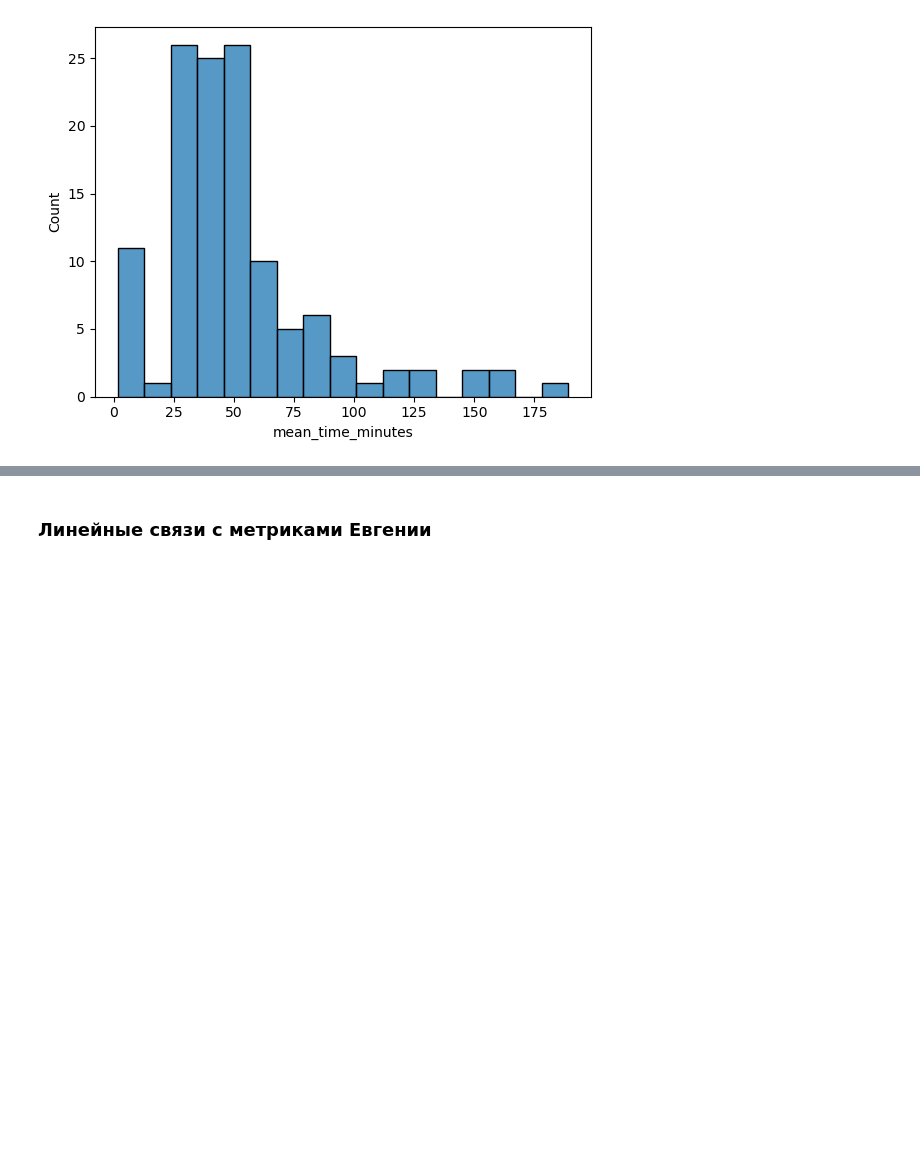
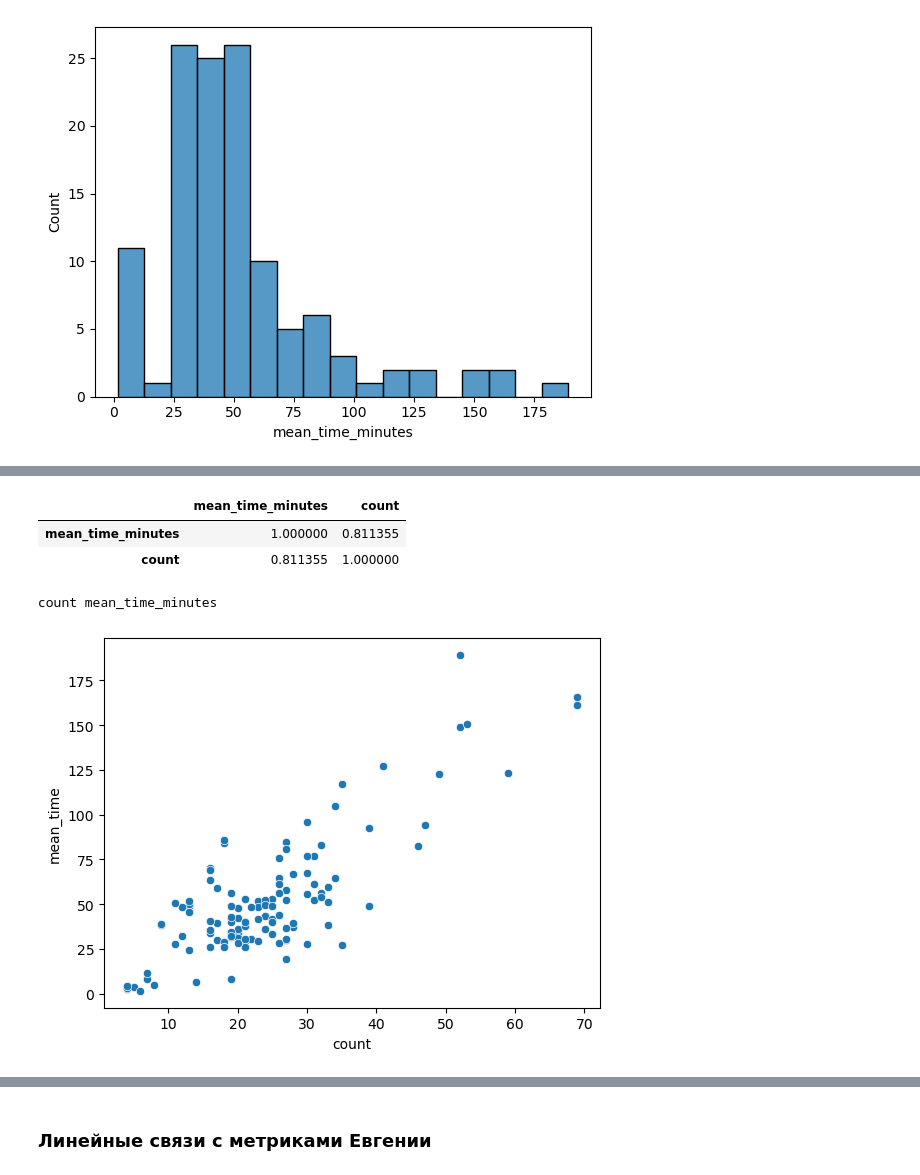
Before and after one commit to pt0p/metrics-for-educational-courses, a Jupyter notebook: module_metrics_research.ipynb, the cells around one changed output, grey strips where cells are left out. Cells and saved outputs as stored; diff of their text form; code cells hidden in the pictures; blank space fills up the shorter version.

Commit message:
study time and element time correlation

```diff
--- a/module_metrics_research.ipynb
+++ b/module_metrics_research.ipynb
@@ -442,0 +461,6 @@ sns.histplot(mean_module_time['mean_time_minutes'])
+# %%
+module_element_count = course_element.groupby('module_id').agg({'element_id': 'count'}).reset_index()
+# %%
+time_df = mean_module_time.merge(module_element_count, on='module_id', how='left')
+# %%
+time_df = time_df.set_index('module_id')[['mean_time_minutes', 'element_id']].rename(columns={'element_id':'count'})
@@ -442,0 +477,19 @@ sns.histplot(mean_module_time['mean_time_minutes'])
+# %%
+time_df.corr()
+# %% [output]
+|  | mean_time_minutes | count |
+| mean_time_minutes | 1.000000 | 0.811355 |
+| count | 0.811355 | 1.000000 |
+# %%
+fig, ax = plt.subplots()
+sns.scatterplot(
+    time_df, x="count", y="mean_time_minutes", ax=ax
+)
+print("count", "mean_time_minutes")
+# plt.axhline(y=4, color="g")
+# plt.axvline(x=achieved_percentage_threshold, color="g")
+plt.xlabel("count")
+plt.ylabel("mean_time");
+# %% [output]
+count mean_time_minutes
+[figure, added]
```
Also changed, not shown: parts of 4 cells of this notebook.
